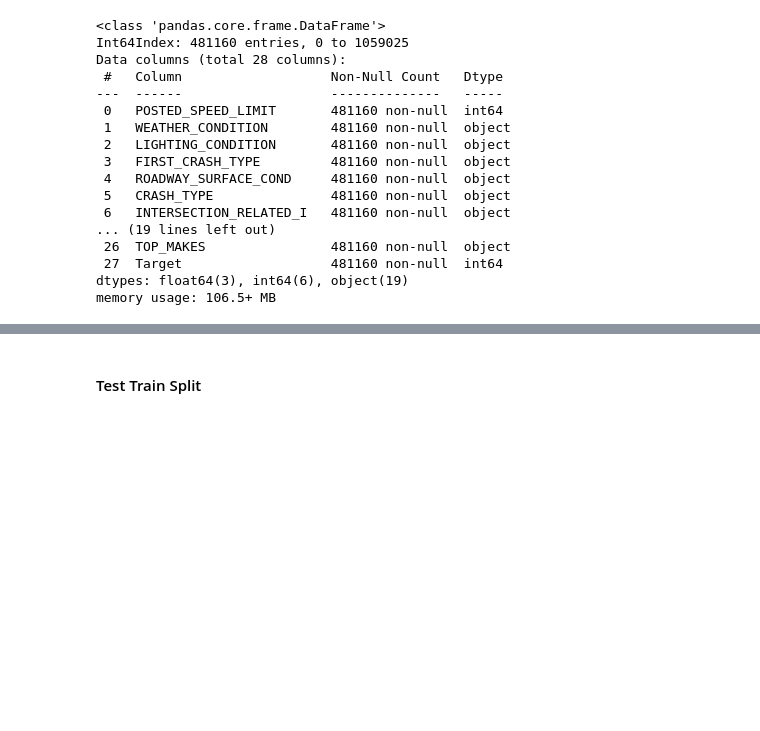
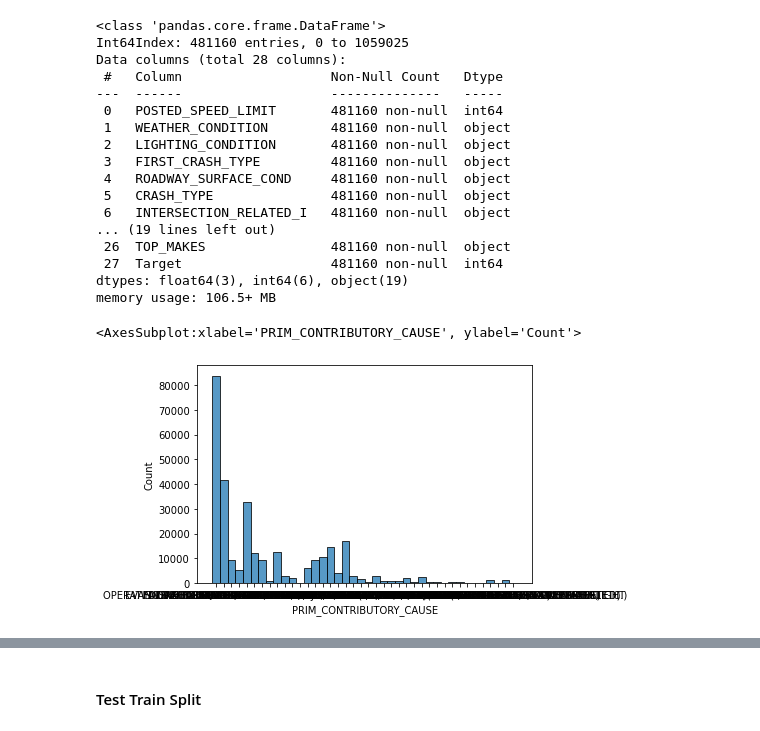
Before and after one commit to Jbruemmer/Auto_Insurance_Fraud_Project, a Jupyter notebook: Fraudulent_ Auto_Insurance_Claim_Detection_Model .ipynb, the cells around one changed output, grey strips where cells are left out. Cells and saved outputs as stored; diff of their text form; code cells hidden in the pictures; blank space fills up the shorter version.

```diff
--- a/Fraudulent_ Auto_Insurance_Claim_Detection_Model .ipynb
+++ b/Fraudulent_ Auto_Insurance_Claim_Detection_Model .ipynb
@@ -343,3 +369,12 @@ Data columns (total 28 columns):
  27  Target                   481160 non-null  int64
 dtypes: float64(3), int64(6), object(19)
 memory usage: 106.5+ MB
+# %%
+high_cost_df =  cpc_df[cpc_df['Target'] == 1]
+low_cost_df = cpc_df[cpc_df['Target'] == 0]
+# %%
+#visualize primary contributing causes
+sns.histplot(high_cost_df['PRIM_CONTRIBUTORY_CAUSE'])
+# %% [output]
+<AxesSubplot:xlabel='PRIM_CONTRIBUTORY_CAUSE', ylabel='Count'>
+[figure, added]
```
Also changed, not shown: parts of 60 cells of this notebook.
